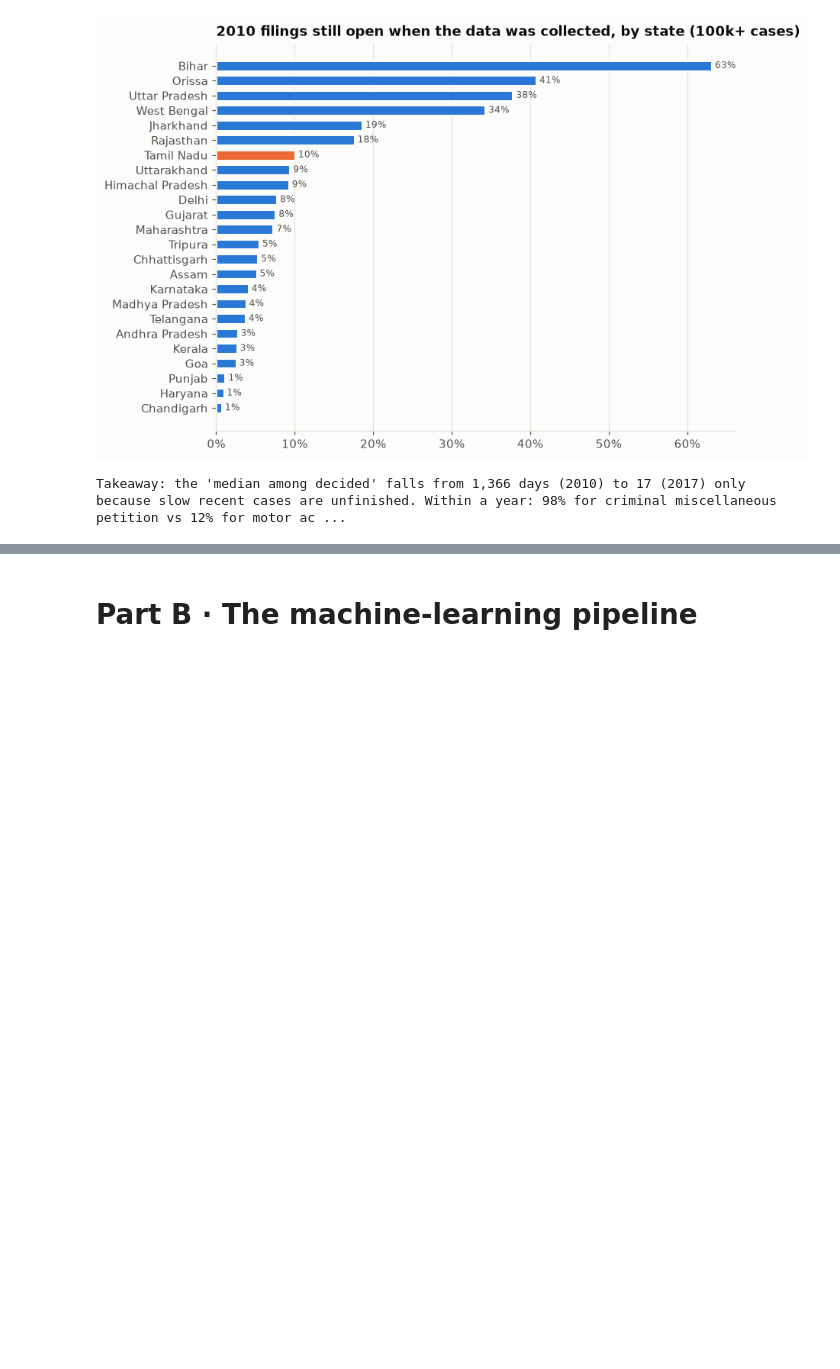
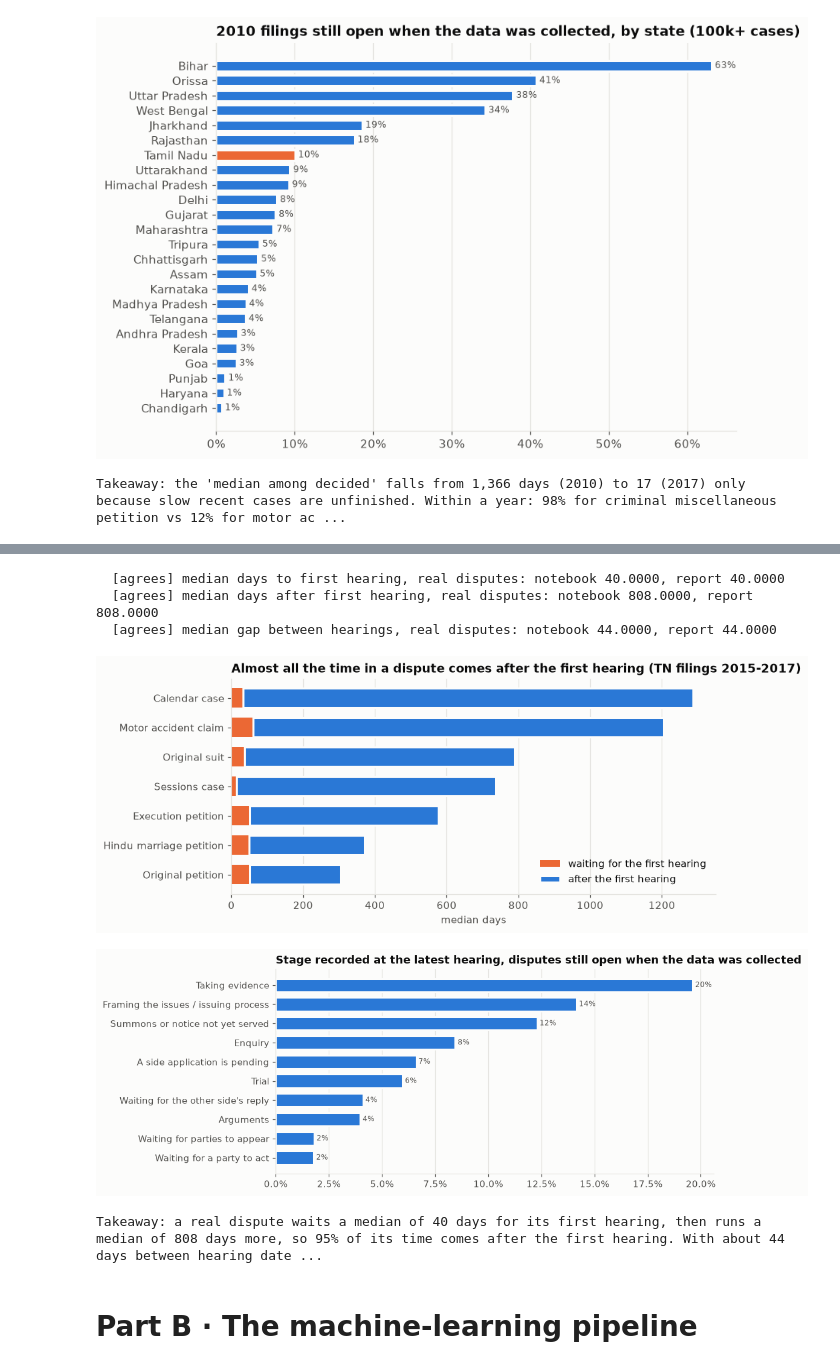
Before and after one commit to YashvanthSankar/idse-course-project, a Jupyter notebook: game/web/public/pipeline/00_full_pipeline.ipynb, the cells around one changed output, grey strips where cells are left out. Cells and saved outputs as stored; diff of their text form; code cells hidden in the pictures; blank space fills up the shorter version.

```diff
--- a/game/web/public/pipeline/00_full_pipeline.ipynb
+++ b/game/web/public/pipeline/00_full_pipeline.ipynb
@@ -49,6 +58,7 @@ A = json.loads((REPORTS / "analysis.json").read_text())            # scripts/ana
 R = json.loads((REPORTS / "within_1y_results.json").read_text())   # scripts/train_within_1y.py
 E = json.loads((REPORTS / "experiments.json").read_text())         # scripts/experiments.py
 D = json.loads((REPORTS / "days_regression.json").read_text())     # scripts/regress_days.py
+H = json.loads((REPORTS / "difficulty.json").read_text())          # scripts/analyse_difficulty.py
 META = json.loads((ARTIFACT / "metadata.json").read_text())
 pd.set_option("display.max_colwidth", 60)
 pd.set_option("display.width", 120)
@@ -640,3 +704,54 @@ Takeaway: the 'median among decided' falls from 1,366 days (2010) to 17 (2017) o
+# %%
+from tareekh.difficulty import EASY_TYPES, hearing_gap, stage_days, stage_summary, stuck_at
+from tareekh.glossary import PURPOSE_PLAIN
+
+recent = usable[usable["filing_year"].between(2015, 2017)]
+hard = recent[~recent["type"].isin(EASY_TYPES)]
+stages = stage_days(hard)
+overall = stage_summary(stages)
+gap = hearing_gap(hard)
+check("median days to first hearing, real disputes", overall["median_wait_first_hearing"],
+      H["stages"]["contested"]["median_wait_first_hearing"])
+check("median days after first hearing, real disputes", overall["median_after_first_hearing"],
+      H["stages"]["contested"]["median_after_first_hearing"])
+check("median gap between hearings, real disputes", gap.median(),
+      H["stages"]["contested"]["median_gap_between_hearings"])
+
+rows = [{"case type": CASE_TYPES.get(t, t.upper()).split(" (")[0],
+         **stage_summary(stages.loc[part.index])}
+        for t, part in hard.groupby("type") if len(part) >= 30_000]
+by_stage = pd.DataFrame(rows).dropna(subset=["median_after_first_hearing"]).sort_values("median_after_first_hearing")
+fig, ax = plt.subplots(figsize=(8.5, 3.8))
+ax.barh(by_stage["case type"], by_stage["median_wait_first_hearing"], color=ps.SERIES[1], height=0.65, label="waiting for the first hearing")
+ax.barh(by_stage["case type"], by_stage["median_after_first_hearing"], left=by_stage["median_wait_first_hearing"], color=ps.SERIES[0],
+        height=0.65, label="after the first hearing", edgecolor=ps.SURFACE, linewidth=2)
+ax.grid(axis="y", visible=False)
+ax.legend(loc="lower right")
+ax.set_xlabel("median days")
+ax.set_title("Almost all the time in a dispute comes after the first hearing (TN filings 2015-2017)")
+plt.show()
+
+top = pd.DataFrame(stuck_at(hard))
+top["stage"] = top["purpose"].map(PURPOSE_PLAIN).fillna(top["purpose"])
+fig, ax = plt.subplots(figsize=(8.5, 4))
+ps.hbar(ax, list(top["stage"]), list(top["share"]))
+ax.xaxis.set_major_formatter(PercentFormatter(1.0))
+ax.set_title("Stage recorded at the latest hearing, disputes still open when the data was collected")
+plt.show()
+
+after, wait, each = overall["median_after_first_hearing"], overall["median_wait_first_hearing"], gap.median()
+print(f"Takeaway: a real dispute waits a median of {wait:.0f} days for its first hearing, then runs a median of {after:,.0f} days more, "
+      f"so {after / (after + wait):.0%} of its time comes after the first hearing. With about {each:.0f} days between hearing dates, "
+      f"that is very roughly {after / each:.0f} hearing dates. Open disputes are most often at: "
+      f"{top['stage'].iloc[0].lower()} ({top['share'].iloc[0]:.0%}), {top['stage'].iloc[1].lower()} ({top['share'].iloc[1]:.0%}), "
+      f"{top['stage'].iloc[2].lower()} ({top['share'].iloc[2]:.0%}).")
+# %% [output]
+  [agrees] median days to first hearing, real disputes: notebook 40.0000, report 40.0000
+  [agrees] median days after first hearing, real disputes: notebook 808.0000, report 808.0000
+  [agrees] median gap between hearings, real disputes: notebook 44.0000, report 44.0000
+[figure, added]
+[figure, added]
+Takeaway: a real dispute waits a median of 40 days for its first hearing, then runs a median of 808 days more, so 95% of its time comes after the first hearing. With about 44 days between hearing date ...
 # %% [markdown]
 # Part B · The machine-learning pipeline
 # %% [markdown]
```
Also changed, not shown: parts of 18 cells of this notebook, 38 other files.
